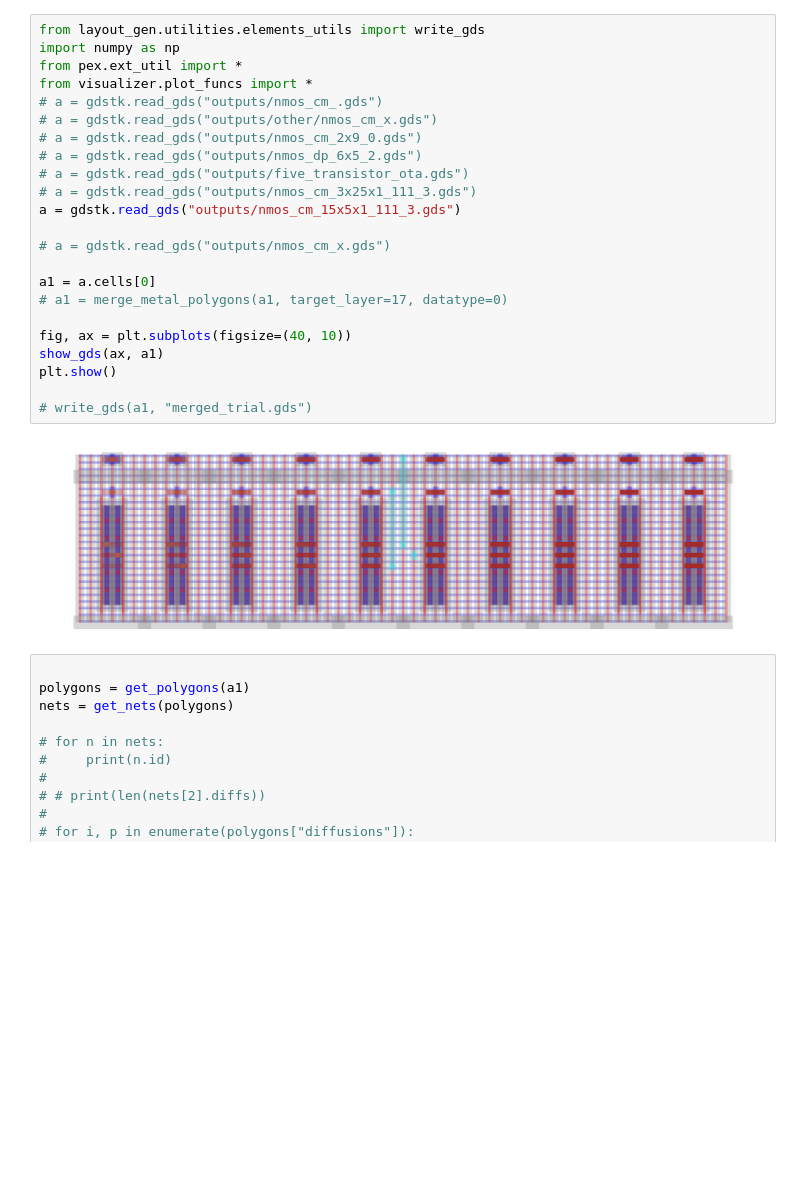
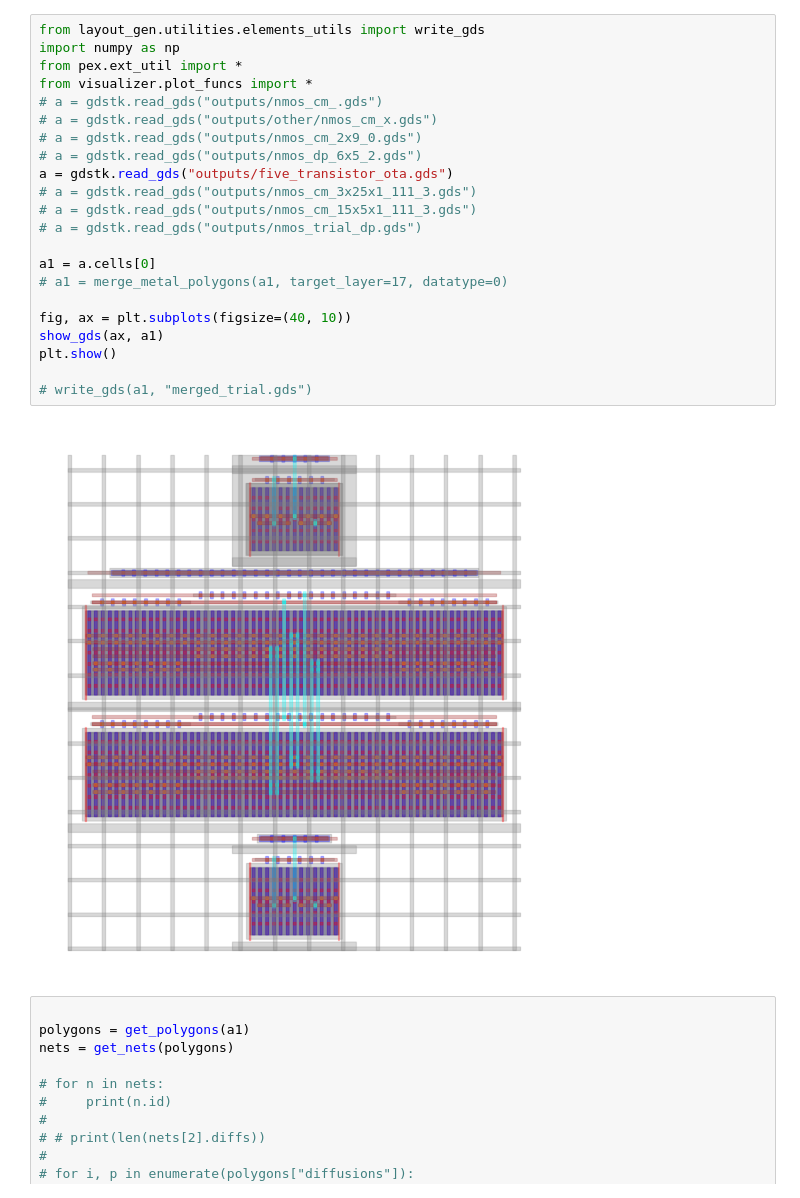
Before and after one commit to endalkyw/analog_project_v0, a Jupyter notebook: primitives_test_pex.ipynb, the cells around one changed output. Saved outputs shown, nothing was run; the diff lists cells and outputs as text; blank space fills up the shorter version.

```diff
--- a/primitives_test_pex.ipynb
+++ b/primitives_test_pex.ipynb
@@ -1,28 +1,27 @@
 # %%
 from layout_gen.utilities.elements_utils import write_gds
 import numpy as np
 from pex.ext_util import *
 from visualizer.plot_funcs import *
 # a = gdstk.read_gds("outputs/nmos_cm_.gds")
 # a = gdstk.read_gds("outputs/other/nmos_cm_x.gds")
 # a = gdstk.read_gds("outputs/nmos_cm_2x9_0.gds")
 # a = gdstk.read_gds("outputs/nmos_dp_6x5_2.gds")
-# a = gdstk.read_gds("outputs/five_transistor_ota.gds")
+a = gdstk.read_gds("outputs/five_transistor_ota.gds")
 # a = gdstk.read_gds("outputs/nmos_cm_3x25x1_111_3.gds")
-a = gdstk.read_gds("outputs/nmos_cm_15x5x1_111_3.gds")
-
-# a = gdstk.read_gds("outputs/nmos_cm_x.gds")
+# a = gdstk.read_gds("outputs/nmos_cm_15x5x1_111_3.gds")
+# a = gdstk.read_gds("outputs/nmos_trial_dp.gds")
 
 a1 = a.cells[0]
 # a1 = merge_metal_polygons(a1, target_layer=17, datatype=0)
 
 fig, ax = plt.subplots(figsize=(40, 10))
 show_gds(ax, a1)
 plt.show()
 
 # write_gds(a1, "merged_trial.gds")
 # %% [output]
-[figure, old version]
+[figure, new version]
 # %%
 
 polygons = get_polygons(a1)
```
Also changed, not shown: parts of 1 cell of this notebook, 10 other files.
